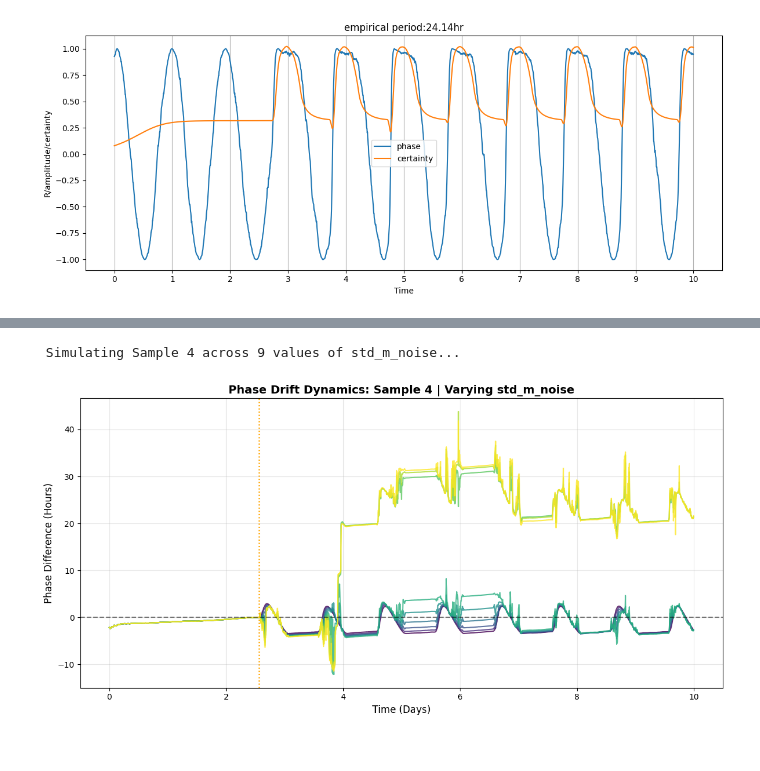
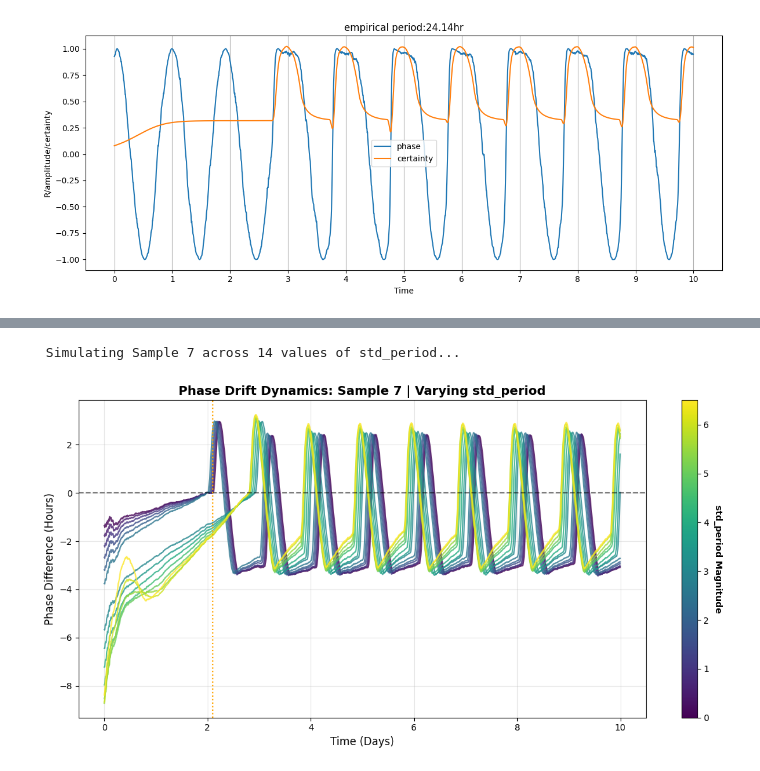
Before and after one commit to psyentistJJ/SCN, a Jupyter notebook: SL_model/SCN_entrainment.ipynb, the cells around one changed output, grey strips where cells are left out. Drawn from its saved outputs; the diff is of its cells as text; code cells hidden in the pictures.

```diff
--- a/SL_model/SCN_entrainment.ipynb
+++ b/SL_model/SCN_entrainment.ipynb
@@ -91,11 +121,11 @@ plot_inspection_grid(payload, target_metric='rmse', xlim=(0,4.45));
 # %%
 # Pass an array of specific noise values to stack them
 plot_phase_walk(base_config,
-                      sweep_param='std_m_noise',
-                      target_values=np.arange(0,4.5,0.5),
-                      sample_id=4);
+                      sweep_param='std_period',
+                      target_values=np.arange(0, 7,0.5),
+                      sample_id=7);
 # %% [output]
- Simulating Sample 4 across 9 values of std_m_noise...
+ Simulating Sample 7 across 14 values of std_period...
-[figure, old version]
+[figure, new version]
 # %%
 plot_phase_walk(base_config,
```
Also changed, not shown: parts of 13 cells of this notebook, 2 other files.
